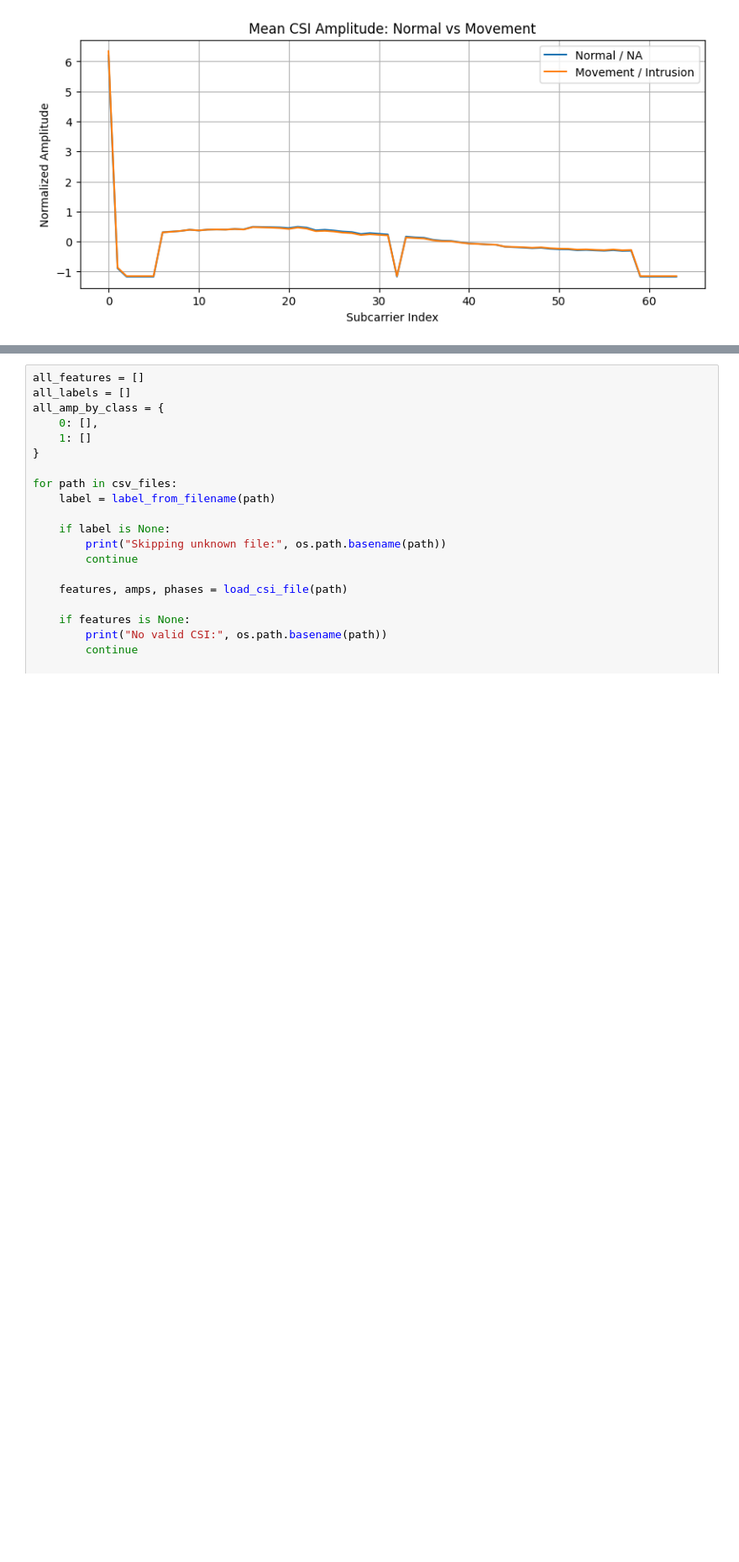
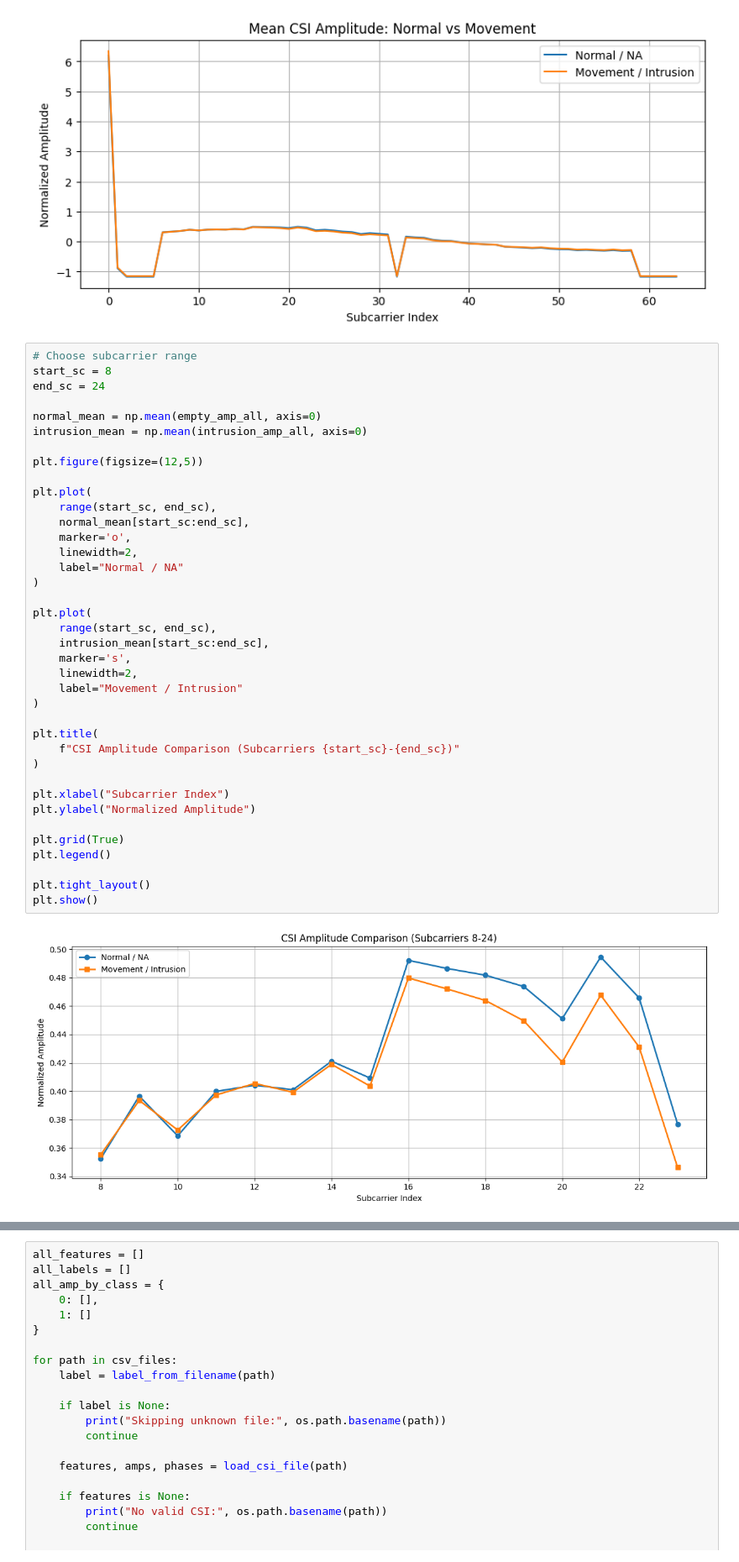
Before and after one commit to lineartimevariant/Intrusion-Detection-with-CSI, a Jupyter notebook: Notebook/Train and test.ipynb, the cells around one changed output, grey strips where cells are left out. Shown at 84% size. Saved outputs shown, nothing was run; the diff lists cells and outputs as text; blank space fills up the shorter version.

```diff
--- a/Notebook/Train and test.ipynb
+++ b/Notebook/Train and test.ipynb
@@ -258,3 +258,43 @@ plt.grid(True)
 plt.show()
 # %% [output]
 [figure]
+# %%
+# Choose subcarrier range
+start_sc = 8
+end_sc = 24
+
+normal_mean = np.mean(empty_amp_all, axis=0)
+intrusion_mean = np.mean(intrusion_amp_all, axis=0)
+
+plt.figure(figsize=(12,5))
+
+plt.plot(
+    range(start_sc, end_sc),
+    normal_mean[start_sc:end_sc],
+    marker='o',
+    linewidth=2,
+    label="Normal / NA"
+)
+
+plt.plot(
+    range(start_sc, end_sc),
+    intrusion_mean[start_sc:end_sc],
+    marker='s',
+    linewidth=2,
+    label="Movement / Intrusion"
+)
+
+plt.title(
+    f"CSI Amplitude Comparison (Subcarriers {start_sc}-{end_sc})"
+)
+
+plt.xlabel("Subcarrier Index")
+plt.ylabel("Normalized Amplitude")
+
+plt.grid(True)
+plt.legend()
+
+plt.tight_layout()
+plt.show()
+# %% [output]
+[figure, added]
```
Also changed, not shown: parts of 23 cells of this notebook.
